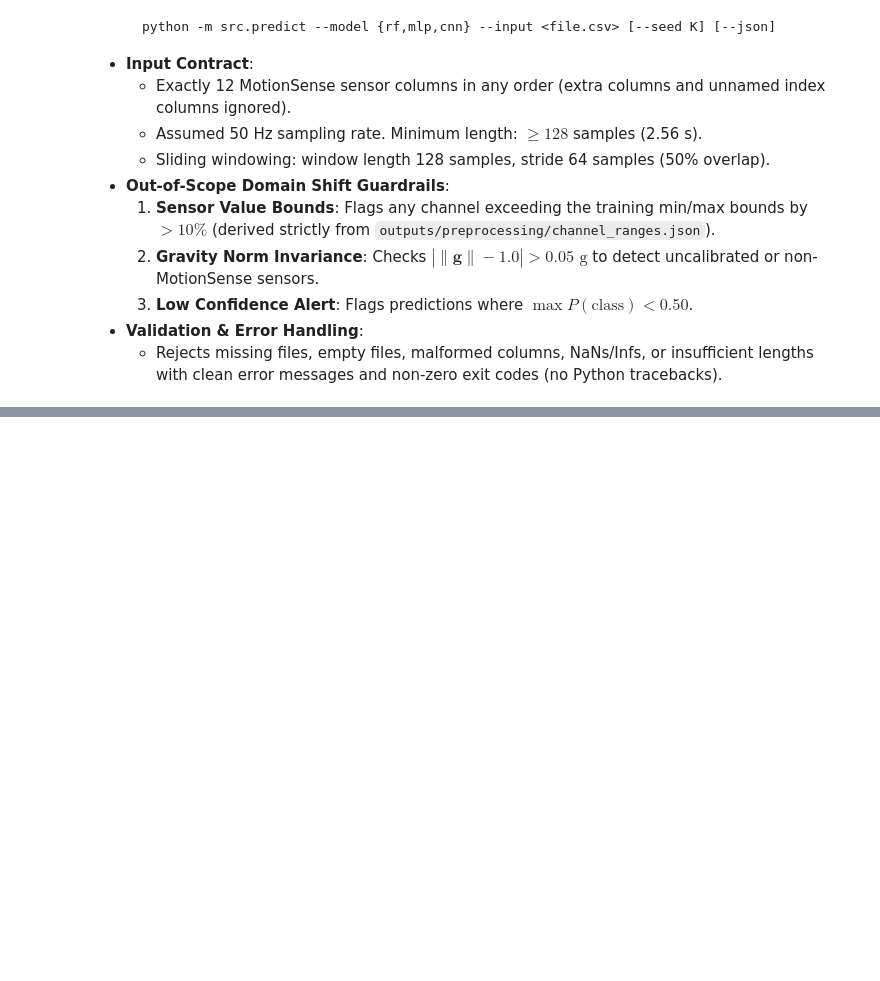
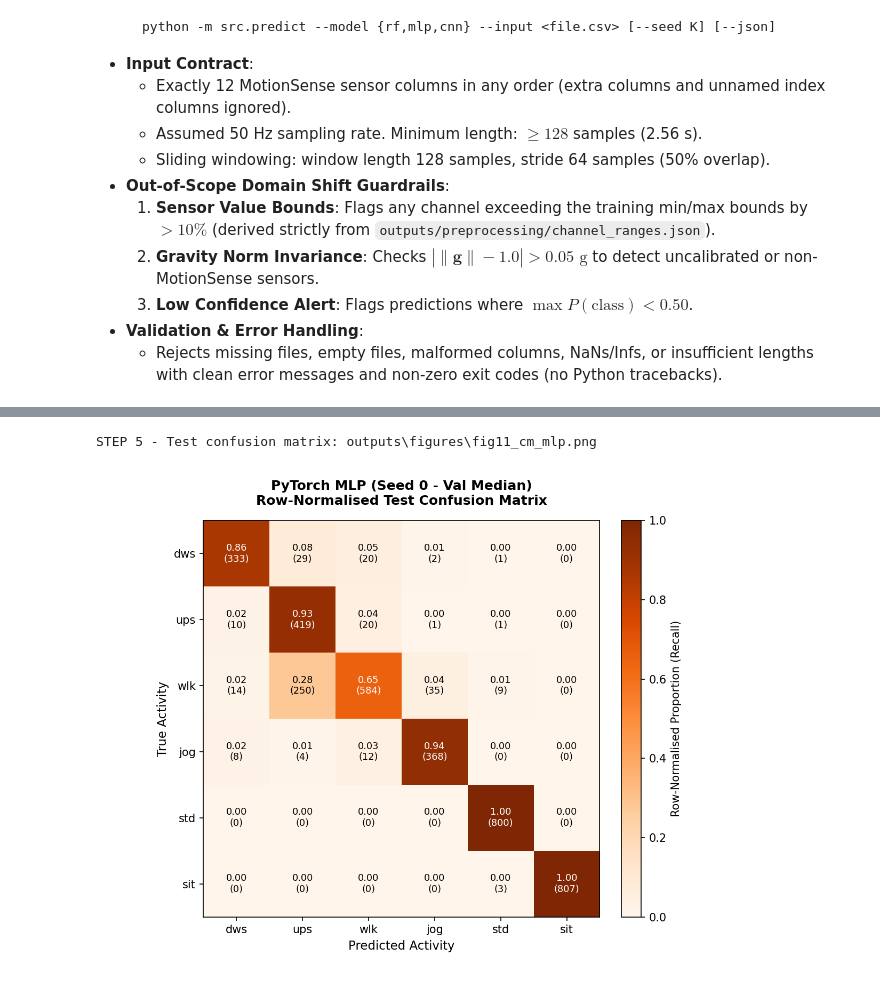
Before and after one commit to isuruamarasingheu/motionsense-har-unseen-subjects, a Jupyter notebook: notebooks/06_recommendation_inference.ipynb, the cells around one changed output, grey strips where cells are left out. Saved outputs shown, nothing was run; the diff lists cells and outputs as text; code cells hidden in the pictures; blank space fills up the shorter version.

Commit message:
Notebook 06: demo with recommended MLP, config-to-figure trace, limitations; record trace uses MLP

```diff
--- a/notebooks/06_recommendation_inference.ipynb
+++ b/notebooks/06_recommendation_inference.ipynb
@@ -360,0 +399,8 @@ Parsed JSON Summary:
+# %%
+# Step 5: confusion matrix for this checkpoint on the test set
+fig11_path = Path("outputs/figures/fig11_cm_mlp.png")
+print("STEP 5 - Test confusion matrix:", fig11_path)
+ipd.display(ipd.Image(filename=str(fig11_path), width=600))
+# %% [output]
+STEP 5 - Test confusion matrix: outputs\figures\fig11_cm_mlp.png
+[figure, added]
```
Also changed, not shown: parts of 9 cells of this notebook, 2 other files.
